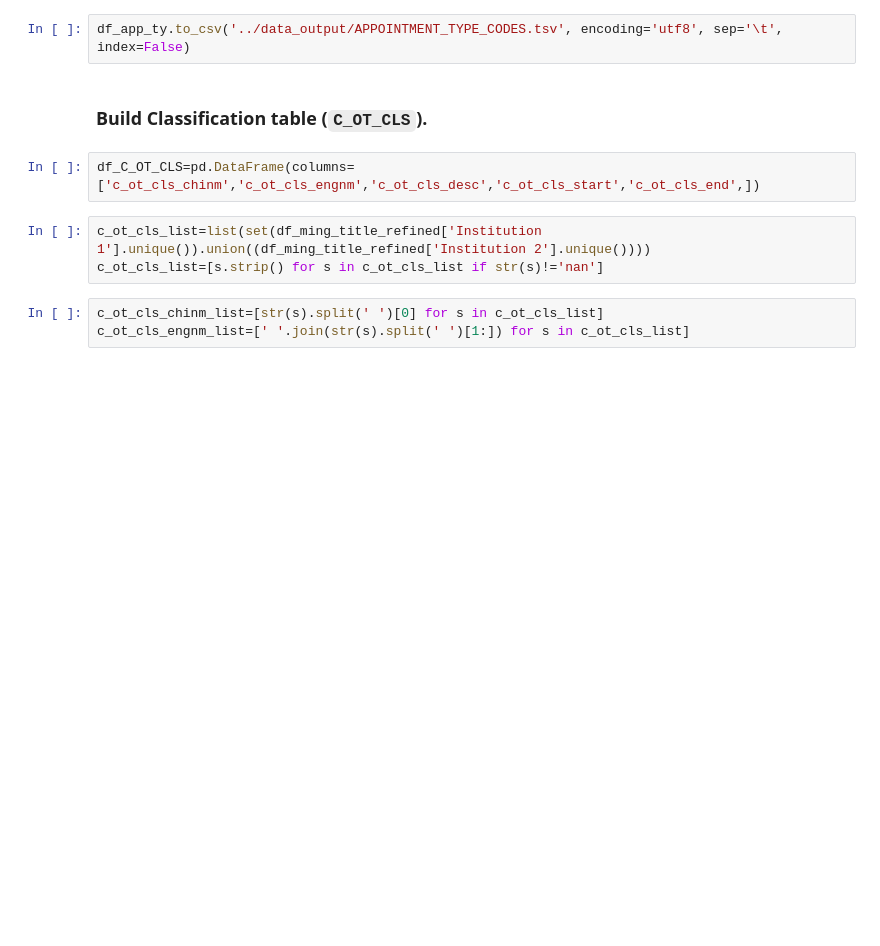
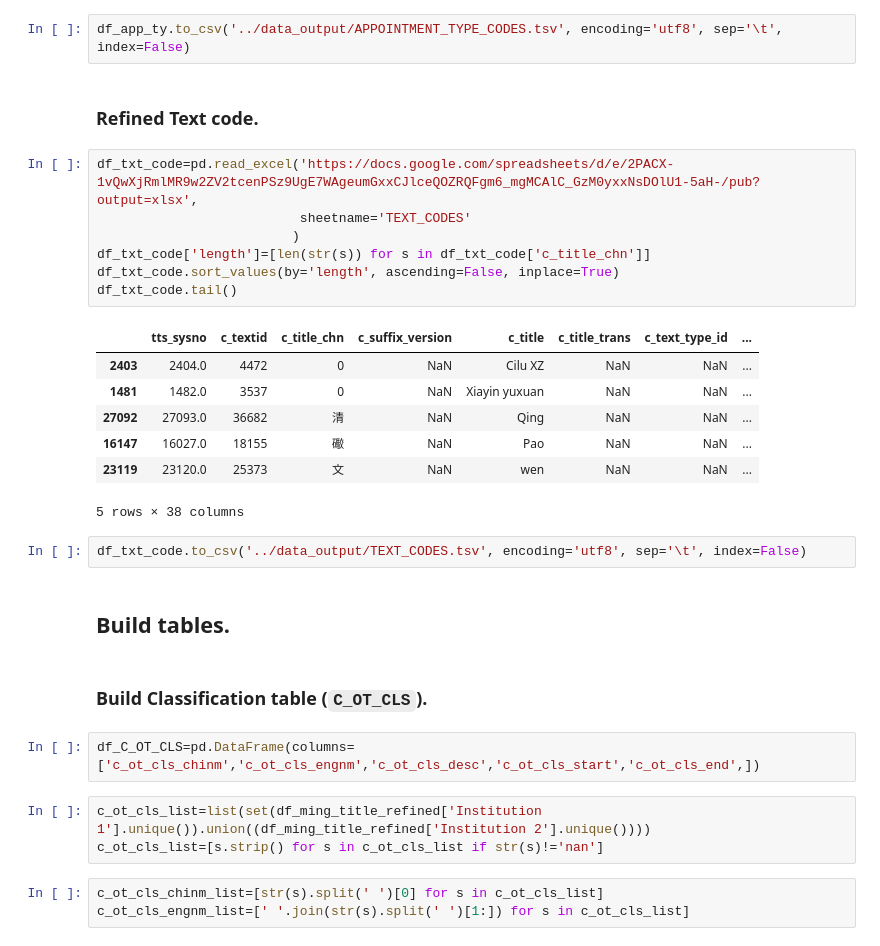
Before and after one commit to cbdb-project/CBDB_Laxmi, a Jupyter notebook: ming_office_title/script/prep_office_tbl.ipynb, the cells around one changed output. Cells and saved outputs as stored; diff of their text form; blank space fills up the shorter version.

```diff
--- a/ming_office_title/script/prep_office_tbl.ipynb
+++ b/ming_office_title/script/prep_office_tbl.ipynb
@@ -65,5 +74,26 @@ df_app_ty.tail()
 # %%
 df_app_ty.to_csv('../data_output/APPOINTMENT_TYPE_CODES.tsv', encoding='utf8', sep='\t', index=False)
+# %% [markdown]
+### Refined Text code.
+# %%
+df_txt_code=pd.read_excel('https://docs.google.com/spreadsheets/d/e/2PACX-1vQwXjRmlMR9w2ZV2tcenPSz9UgE7WAgeumGxxCJlceQOZRQFgm6_mgMCAlC_GzM0yxxNsDOlU1-5aH-/pub?output=xlsx',
+                          sheetname='TEXT_CODES'
+                         )
+df_txt_code['length']=[len(str(s)) for s in df_txt_code['c_title_chn']]
+df_txt_code.sort_values(by='length', ascending=False, inplace=True)
+df_txt_code.tail()
+# %% [output]
+|  | tts_sysno | c_textid | c_title_chn | c_suffix_version | c_title | c_title_trans | c_text_type_id | ... |
+| 2403 | 2404.0 | 4472 | 0 | NaN | Cilu XZ | NaN | NaN | ... |
+| 1481 | 1482.0 | 3537 | 0 | NaN | Xiayin yuxuan | NaN | NaN | ... |
+| 27092 | 27093.0 | 36682 | 清 | NaN | Qing | NaN | NaN | ... |
+| 16147 | 16027.0 | 18155 | 礮 | NaN | Pao | NaN | NaN | ... |
+| 23119 | 23120.0 | 25373 | 文 | NaN | wen | NaN | NaN | ... |
+5 rows × 38 columns
+# %%
+df_txt_code.to_csv('../data_output/TEXT_CODES.tsv', encoding='utf8', sep='\t', index=False)
+# %% [markdown]
+## Build tables.
 # %% [markdown]
 ### Build Classification table (`C_OT_CLS`).
 # %%
```
Also changed, not shown: parts of 2 cells of this notebook, 10 other files.
